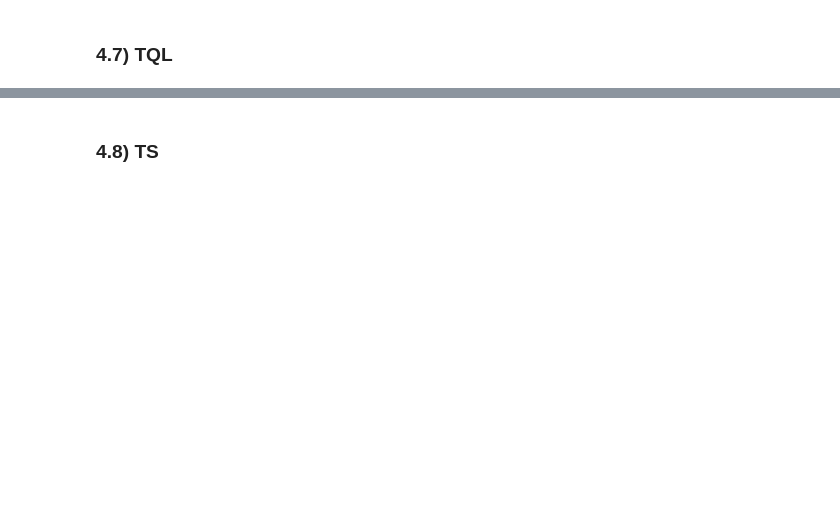
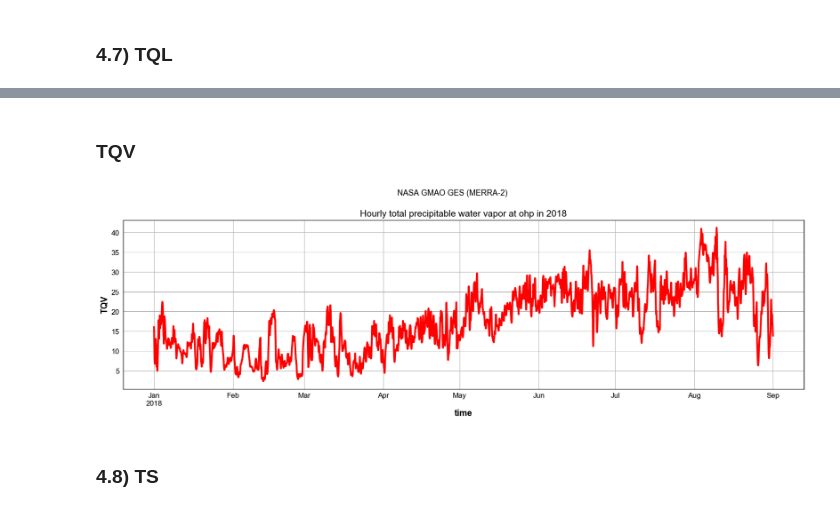
Before and after one commit to sylvielsstfr/GMAOMERRA2, a Jupyter notebook: inst1_2d_asm_Nx_M2I1NXASM/ScanMERRA2_inst1_2d_asm_Nx_M2I1NXASMOneYear_v3.ipynb, the cells around one changed output, grey strips where cells are left out. Saved outputs shown, nothing was run; the diff lists cells and outputs as text; code cells hidden in the pictures; blank space fills up the shorter version.

Commit message:
update this notebook ScanMERRA2_inst1_2d_asm_Nx_M2I1NXASMOneYear_v3

```diff
--- a/inst1_2d_asm_Nx_M2I1NXASM/ScanMERRA2_inst1_2d_asm_Nx_M2I1NXASMOneYear_v3.ipynb
+++ b/inst1_2d_asm_Nx_M2I1NXASM/ScanMERRA2_inst1_2d_asm_Nx_M2I1NXASMOneYear_v3.ipynb
@@ -81,7 +92,7 @@ path=HDFEOS_ZOO_DIR
 # %% [markdown]
 ### Here I describe the content of the input files
 # %%
-DATA_TAG=['PS','T10M','T2M','TO3','TOX','TQI','TQV','TS','U10M','U2M','U50M','V10M','V2M','V50M' ]
+DATA_TAG=['PS','T10M','T2M','TO3','TOX','TQI','TQL','TQV','TS','U10M','U2M','U50M','V10M','V2M','V50M' ]
 # %%
 DATA_TITLE=['Surface Pressure',
             '10 meter air temperature',
@@ -90,6 +101,7 @@ DATA_TITLE=['Surface Pressure',
             'total column odd oxygen',
             'total precipitable ice water',
             'total precipitable liquid water',
+            'total precipitable water vapor',
             'Surface Temperature skin',
             '10 meter eastward wind',
             '2 meter eastward wind',
@@ -112,7 +124,7 @@ fits_filename='MERRA2_'+YEARNUM+'_'+DATA_NAME+'_'+OBS_NAME+'_'+'AllYear' +'.fits
 # %%
 hdf5_filename='MERRA2_'+YEARNUM+'_'+DATA_NAME+'_'+OBS_NAME+'_'+'AllYear'+'.h5'
 # %%
-# 14 output files for figures
+# 15 output files for figures
 figfile_ps='GMAO_MERRA2_'+YEARNUM+'_'+DATA_NAME+'_'+OBS_NAME+'_'+'AllYear'+'_ps'+'.jpg'
 figfile_t10='GMAO_MERRA2_'+YEARNUM+'_'+DATA_NAME+'_'+OBS_NAME+'_'+'AllYear'+'_t10'+'.jpg'
 figfile_t2='GMAO_MERRA2_'+YEARNUM+'_'+DATA_NAME+'_'+OBS_NAME+'_'+'AllYear'+'_t2'+'.jpg'
@@ -120,6 +132,7 @@ figfile_to3='GMAO_MERRA2_'+YEARNUM+'_'+DATA_NAME+'_'+OBS_NAME+'_'+'AllYear'+'_to
 figfile_tox='GMAO_MERRA2_'+YEARNUM+'_'+DATA_NAME+'_'+OBS_NAME+'_'+'AllYear'+'_tox'+'.jpg'
 figfile_tqi='GMAO_MERRA2_'+YEARNUM+'_'+DATA_NAME+'_'+OBS_NAME+'_'+'AllYear'+'_tqi'+'.jpg'
 figfile_tql='GMAO_MERRA2_'+YEARNUM+'_'+DATA_NAME+'_'+OBS_NAME+'_'+'AllYear'+'_tql'+'.jpg'
+figfile_tqv='GMAO_MERRA2_'+YEARNUM+'_'+DATA_NAME+'_'+OBS_NAME+'_'+'AllYear'+'_tqv'+'.jpg'
 figfile_ts='GMAO_MERRA2_'+YEARNUM+'_'+DATA_NAME+'_'+OBS_NAME+'_'+'AllYear'+'_ts'+'.jpg'
 figfile_u10m='GMAO_MERRA2_'+YEARNUM+'_'+DATA_NAME+'_'+OBS_NAME+'_'+'AllYear'+'_u10m'+'.jpg'
 figfile_u2m='GMAO_MERRA2_'+YEARNUM+'_'+DATA_NAME+'_'+OBS_NAME+'_'+'AllYear'+'_u2m'+'.jpg'
@@ -217,6 +230,7 @@ ts10=[]
 ts11=[]
 ts12=[]
 ts13=[]
+ts14=[]
 
 df_inst1_2d_asm_Nx=[] # final pandas dataset for all atmospheric quantities
 
@@ -281,6 +295,8 @@ for file in full_nc4files: # loop on data file of each day of the month
 
         elif index==13:
             ts13 = pd.Series(dt, index=time_rng)
+        elif index==14:
+            ts14 = pd.Series(dt, index=time_rng)
 
 
         #clf_timeseries.append(ts)
@@ -301,6 +317,7 @@ for file in full_nc4files: # loop on data file of each day of the month
                        DATA_TAG[10]: ts10,
                        DATA_TAG[11]: ts11,
                        DATA_TAG[12]: ts12,
-                       DATA_TAG[13]: ts13 }, index=time_rng)
+                       DATA_TAG[13]: ts13,
+                       DATA_TAG[14]: ts14 }, index=time_rng)
     df_inst1_2d_asm_Nx.append(df)
 # %% [output]
@@ -374,3 +426,9 @@ PlotTimeSeries(6,figfile_tql)
+# %% [markdown]
+### TQV
+# %%
+PlotTimeSeries(7,figfile_tqv)
+# %% [output]
+[figure, added]
 # %% [markdown]
 ### 4.8) TS
 # %%
```
Also changed, not shown: parts of 29 cells of this notebook.
